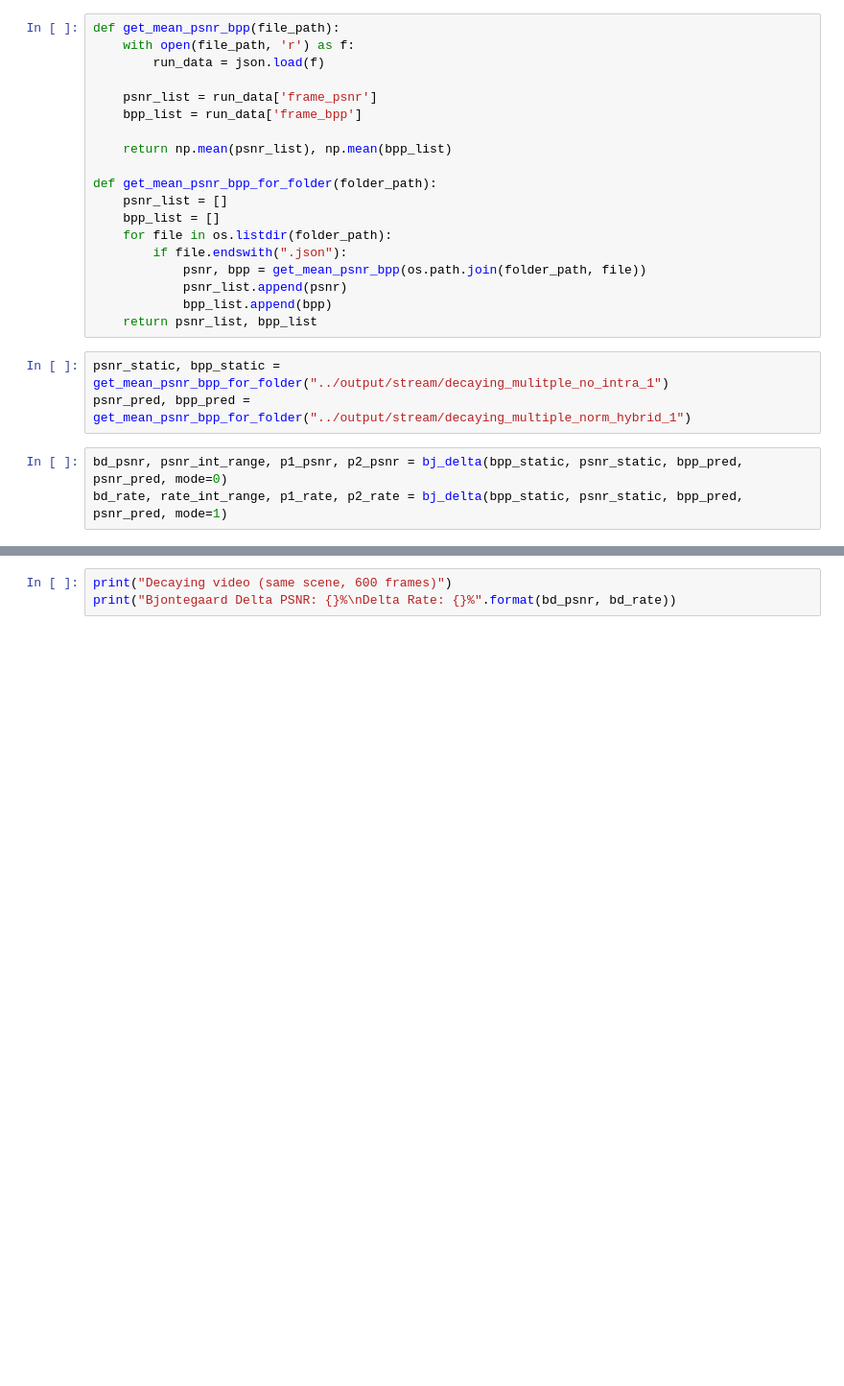
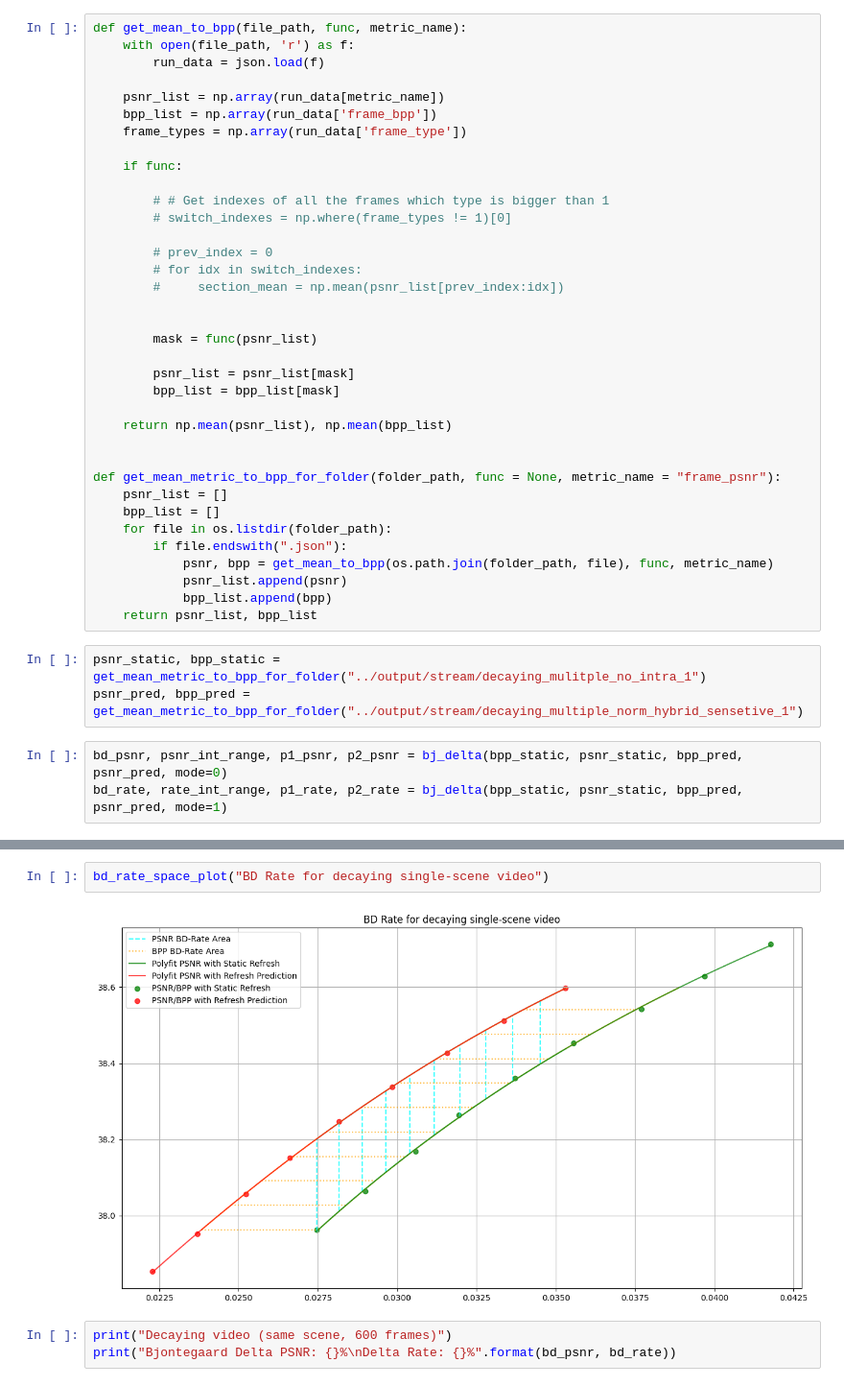
Before and after one commit to Punctuality/DCVC_Dynamic_Intra_Period, a Jupyter notebook: notebooks/explore_results.ipynb, the cells around one changed output, grey strips where cells are left out. Shown at 96% size. Saved outputs shown, nothing was run; the diff lists cells and outputs as text; blank space fills up the shorter version.

```diff
--- a/notebooks/explore_results.ipynb
+++ b/notebooks/explore_results.ipynb
@@ -327,25 +327,42 @@ plt.legend()
 # %%
-def get_mean_psnr_bpp(file_path):
+def get_mean_to_bpp(file_path, func, metric_name):
     with open(file_path, 'r') as f:
         run_data = json.load(f)
 
-    psnr_list = run_data['frame_psnr']
-    bpp_list = run_data['frame_bpp']
+    psnr_list = np.array(run_data[metric_name])
+    bpp_list = np.array(run_data['frame_bpp'])
+    frame_types = np.array(run_data['frame_type'])
+
+    if func:
+
+        # # Get indexes of all the frames which type is bigger than 1
+        # switch_indexes = np.where(frame_types != 1)[0]
+
+        # prev_index = 0
+        # for idx in switch_indexes:
+        #     section_mean = np.mean(psnr_list[prev_index:idx])
+
+
+        mask = func(psnr_list)
+
+        psnr_list = psnr_list[mask]
+        bpp_list = bpp_list[mask]
 
     return np.mean(psnr_list), np.mean(bpp_list)
 
-def get_mean_psnr_bpp_for_folder(folder_path):
+
+def get_mean_metric_to_bpp_for_folder(folder_path, func = None, metric_name = "frame_psnr"):
     psnr_list = []
     bpp_list = []
     for file in os.listdir(folder_path):
         if file.endswith(".json"):
-            psnr, bpp = get_mean_psnr_bpp(os.path.join(folder_path, file))
+            psnr, bpp = get_mean_to_bpp(os.path.join(folder_path, file), func, metric_name)
             psnr_list.append(psnr)
             bpp_list.append(bpp)
     return psnr_list, bpp_list
 # %%
-psnr_static, bpp_static = get_mean_psnr_bpp_for_folder("../output/stream/decaying_mulitple_no_intra_1")
-psnr_pred, bpp_pred = get_mean_psnr_bpp_for_folder("../output/stream/decaying_multiple_norm_hybrid_1")
+psnr_static, bpp_static = get_mean_metric_to_bpp_for_folder("../output/stream/decaying_mulitple_no_intra_1")
+psnr_pred, bpp_pred = get_mean_metric_to_bpp_for_folder("../output/stream/decaying_multiple_norm_hybrid_sensetive_1")
 # %%
 bd_psnr, psnr_int_range, p1_psnr, p2_psnr = bj_delta(bpp_static, psnr_static, bpp_pred, psnr_pred, mode=0)
 bd_rate, rate_int_range, p1_rate, p2_rate = bj_delta(bpp_static, psnr_static, bpp_pred, psnr_pred, mode=1)
@@ -384,3 +400,7 @@ plt.show()
+# %%
+bd_rate_space_plot("BD Rate for decaying single-scene video")
+# %% [output]
+[figure, added]
 # %%
 print("Decaying video (same scene, 600 frames)")
 print("Bjontegaard Delta PSNR: {}%\nDelta Rate: {}%".format(bd_psnr, bd_rate))
```
Also changed, not shown: parts of 21 cells of this notebook, 3 other files.
